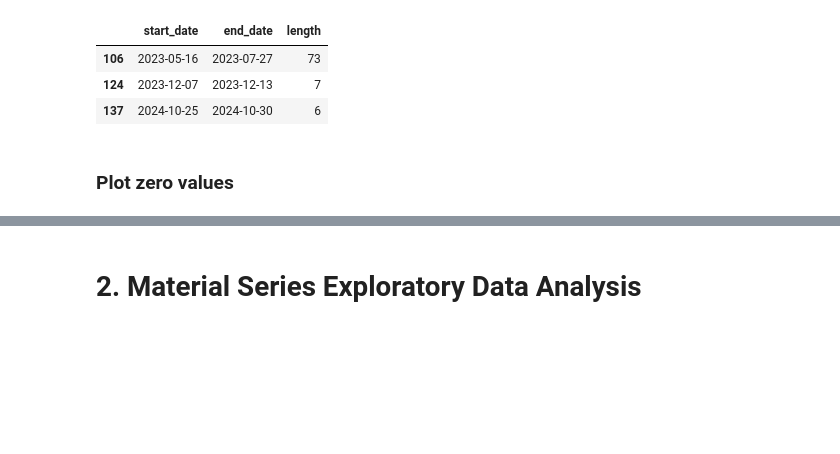
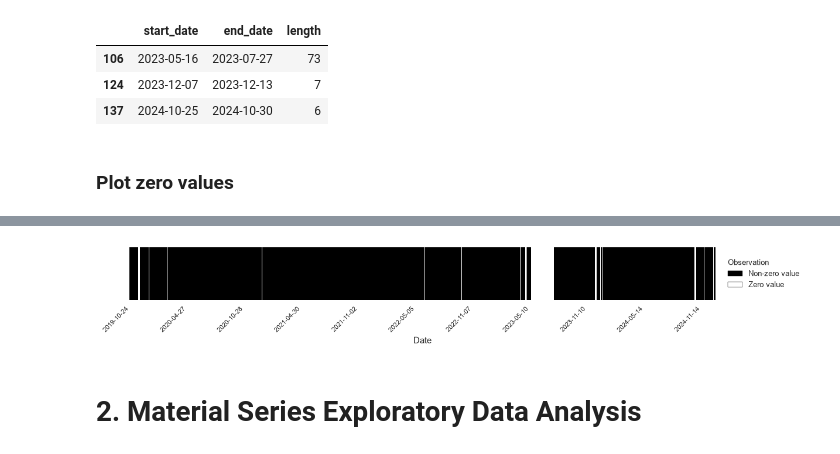
Before and after one commit to sed-mirzaee/TS-Forecasting-Project, a Jupyter notebook: notebooks/01_data_quality_eda.ipynb, the cells around one changed output, grey strips where cells are left out. Drawn from its saved outputs; the diff is of its cells as text; code cells hidden in the pictures; blank space fills up the shorter version.

```diff
--- a/notebooks/01_data_quality_eda.ipynb
+++ b/notebooks/01_data_quality_eda.ipynb
@@ -334,3 +334,90 @@ plt.show()
+# %%
+# Zero values timeline -- report version
+import matplotlib.pyplot as plt
+import seaborn as sns
+from matplotlib.patches import Patch
+
+# Business days
+df_business = (
+    df[df["Date"].dt.dayofweek < 5]
+    .copy()
+    .sort_values("Date")
+    .reset_index(drop=True)
+)
+
+# True = non-zero Input
+# False = zero Input
+data_present = df_business["Masse"].ne(0)
+
+labels = df_business["Date"].dt.strftime("%Y-%m-%d")
+
+fig, ax = plt.subplots(figsize=(14, 1.8))
+
+sns.heatmap(
+    data_present.to_frame().T,
+    cbar=False,
+    cmap=["white", "black"],
+    yticklabels=False,
+    ax=ax
+)
+
+# Approximately one tick every six months
+step = 132
+
+ticks = list(range(0, len(labels), step))
+tick_labels = labels.iloc[::step]
+
+ax.set_xticks(ticks)
+ax.set_xticklabels(
+    tick_labels,
+    rotation=45,
+    ha="right",
+    fontsize=8
+)
+
+ax.set_xlabel("Date")
+ax.set_ylabel("")
+
+legend_elements = [
+    Patch(
+        facecolor="black",
+        edgecolor="black",
+        label="Non-zero value"
+    ),
+    Patch(
+        facecolor="white",
+        edgecolor="black",
+        label="Zero value"
+    ),
+]
+
+legend = ax.legend(
+    handles=legend_elements,
+    title="Observation",
+    loc="center left",
+    bbox_to_anchor=(1.01, 0.5),
+    frameon=False,
+    fontsize=9
+)
+
+legend.get_title().set_fontsize(9)
+legend.get_title().set_ha("left")
+legend._legend_box.align = "left"
+
+plt.subplots_adjust(
+    right=0.84,
+    bottom=0.38
+)
+
+fig.savefig(
+    FIGURE_DIR / "input_zero_values_timeline_r.png",
+    dpi=300,
+    bbox_inches="tight"
+)
+
+plt.show()
+# %% [output]
+[figure, added]
 # %% [markdown]
 # 2. Material Series Exploratory Data Analysis
 # %%
```
Also changed, not shown: parts of 8 cells of this notebook, 35 other files.
